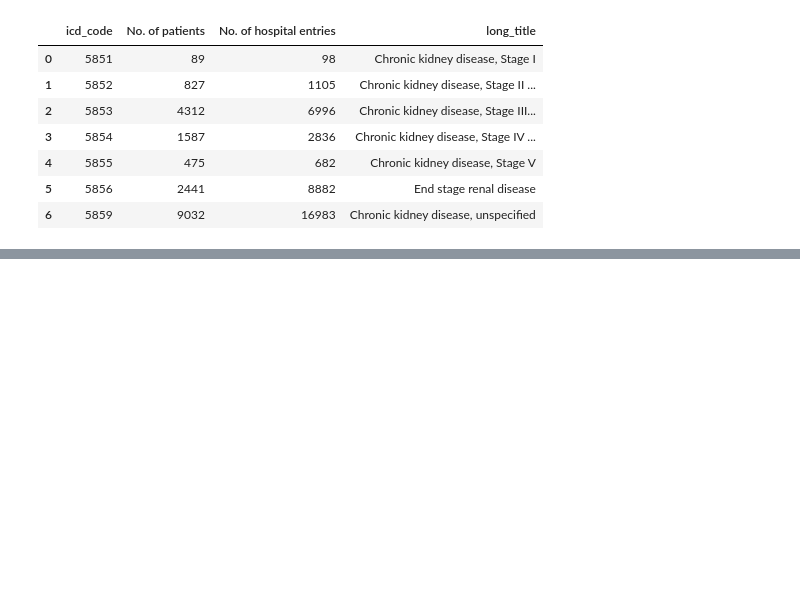
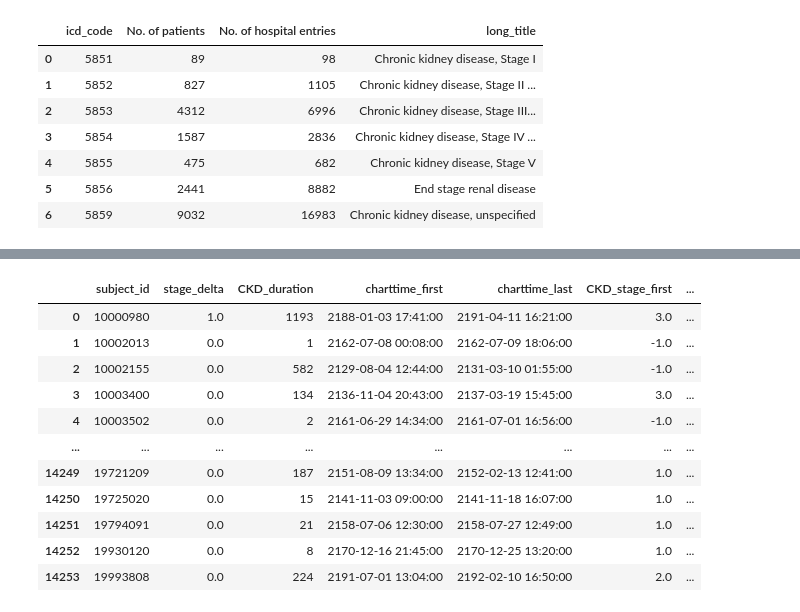
Before and after one commit to vironix-health/CKD-ZD-project, a Jupyter notebook: mimic_iv_ckd_ovrvw.ipynb, the cells around one changed output, grey strips where cells are left out. Saved outputs shown, nothing was run; the diff lists cells and outputs as text; code cells hidden in the pictures; blank space fills up the shorter version.

```diff
--- a/mimic_iv_ckd_ovrvw.ipynb
+++ b/mimic_iv_ckd_ovrvw.ipynb
@@ -36,0 +335,94 @@ df_icd_585_patients_hosp
+# %%
+# Perform an outer join on 'subject_id' to include all rows from both dataframes
+CKD_summary = pd.merge(
+    df_first_last_ckd,
+    CKD_lab_summary,
+    on='subject_id',
+    how='outer',
+    suffixes=('_ckd', '_lab')
+)
+
+# Overwrite the CKD_stage_first and CKD_stage_last columns with the values from df_first_last_ckd where they exist
+CKD_summary['CKD_stage_first'] = CKD_summary['CKD_stage_first_ckd'].combine_first(CKD_summary['CKD_stage_first_lab'])
+CKD_summary['CKD_stage_last'] = CKD_summary['CKD_stage_last_ckd'].combine_first(CKD_summary['CKD_stage_last_lab'])
+CKD_summary['CKD_duration'] = CKD_summary['CKD_duration_ckd'].combine_first(CKD_summary['CKD_duration_lab'])
+CKD_summary['hadm_id_first'] = CKD_summary['hadm_id_first_ckd'].combine_first(CKD_summary['hadm_id_first_lab'])
+CKD_summary['hadm_id_last'] = CKD_summary['hadm_id_last_ckd'].combine_first(CKD_summary['hadm_id_last_lab'])
+
+# Copy values from 'admittime' to 'charttime_first' where 'charttime_first' is NaN
+CKD_summary.loc[CKD_summary['charttime_first'].isna(), 'charttime_first'] = CKD_summary['admittime']
+
+# Copy values from 'dischtime_ckd' to 'charttime_last' where 'charttime_last' is NaN
+CKD_summary.loc[CKD_summary['charttime_last'].isna(), 'charttime_last'] = CKD_summary['dischtime_ckd']
+
+# Copy non-NaN values from 'dischtime_lab' to 'charttime_last' where 'dischtime_lab' is not NaN
+CKD_summary.loc[CKD_summary['dischtime_lab'].notna(), 'charttime_last'] = CKD_summary['dischtime_lab']
+
+# Create a mask for rows where 'charttime_first' is greater than 'charttime_last'
+swap_mask = CKD_summary['charttime_first'] > CKD_summary['charttime_last']
+
+# Swap the values where necessary
+CKD_summary.loc[swap_mask, ['charttime_first', 'charttime_last']] = CKD_summary.loc[swap_mask, ['charttime_last', 'charttime_first']].values
+
+# Calculate CKD_duration as the difference in days between 'charttime_last' and 'charttime_first'
+CKD_summary['CKD_duration'] = (CKD_summary['charttime_last'] - CKD_summary['charttime_first']).dt.days
+
+# Define the conditions for 'stage_delta'
+conditions = [
+    CKD_summary['CKD_stage_first'] > CKD_summary['CKD_stage_last'],  # Condition for -1
+    CKD_summary['CKD_stage_first'] < CKD_summary['CKD_stage_last'],  # Condition for 1
+    CKD_summary['CKD_stage_first'] == CKD_summary['CKD_stage_last']  # Condition for 0
+]
+
+# Define the corresponding values for each condition
+choices = [-1, 1, 0]
+
+# Create the 'stage_delta' column
+CKD_summary['stage_delta'] = np.select(conditions, choices, default=np.nan)
+
+# Drop the unnecessary columns with suffixes
+CKD_summary.drop(
+    ['CKD_stage_first_ckd', 'CKD_stage_first_lab', 'CKD_stage_last_ckd', 'CKD_stage_last_lab',
+     'CKD_duration_ckd', 'CKD_duration_lab', 'hadm_id_first_ckd', 'hadm_id_first_lab', 'hadm_id_last_ckd',
+     'hadm_id_last_lab', 'admittime', 'dischtime_ckd', 'dischtime_lab'],
+    axis=1, inplace=True)
+
+# Define the desired column order
+column_order = [
+    "subject_id",
+    "stage_delta",
+    "CKD_duration",
+    "charttime_first",
+    "charttime_last",
+    "CKD_stage_first",
+    "first_stage_icd",
+    "first_long_title",
+    "CKD_stage_last",
+    "last_stage_icd",
+    "last_long_title",
+    "creatinine_serum_first",
+    "creatinine_serum_mean",
+    "creatinine_serum_last",
+    "eGFR_first",
+    "eGFR_mean",
+    "eGFR_last",
+    "gender"
+]
+
+# Reorder the dataframe columns
+CKD_summary = CKD_summary[column_order]
+
+CKD_summary
+# %% [output]
+|  | subject_id | stage_delta | CKD_duration | charttime_first | charttime_last | CKD_stage_first | ... |
+| 0 | 10000980 | 1.0 | 1193 | 2188-01-03 17:41:00 | 2191-04-11 16:21:00 | 3.0 | ... |
+| 1 | 10002013 | 0.0 | 1 | 2162-07-08 00:08:00 | 2162-07-09 18:06:00 | -1.0 | ... |
+| 2 | 10002155 | 0.0 | 582 | 2129-08-04 12:44:00 | 2131-03-10 01:55:00 | -1.0 | ... |
+| 3 | 10003400 | 0.0 | 134 | 2136-11-04 20:43:00 | 2137-03-19 15:45:00 | 3.0 | ... |
+| 4 | 10003502 | 0.0 | 2 | 2161-06-29 14:34:00 | 2161-07-01 16:56:00 | -1.0 | ... |
+| ... | ... | ... | ... | ... | ... | ... | ... |
+| 14249 | 19721209 | 0.0 | 187 | 2151-08-09 13:34:00 | 2152-02-13 12:41:00 | 1.0 | ... |
+| 14250 | 19725020 | 0.0 | 15 | 2141-11-03 09:00:00 | 2141-11-18 16:07:00 | 1.0 | ... |
+| 14251 | 19794091 | 0.0 | 21 | 2158-07-06 12:30:00 | 2158-07-27 12:49:00 | 1.0 | ... |
+| 14252 | 19930120 | 0.0 | 8 | 2170-12-16 21:45:00 | 2170-12-25 13:20:00 | 1.0 | ... |
+| 14253 | 19993808 | 0.0 | 224 | 2191-07-01 13:04:00 | 2192-02-10 16:50:00 | 2.0 | ... |
```
Also changed, not shown: parts of 19 cells of this notebook.
